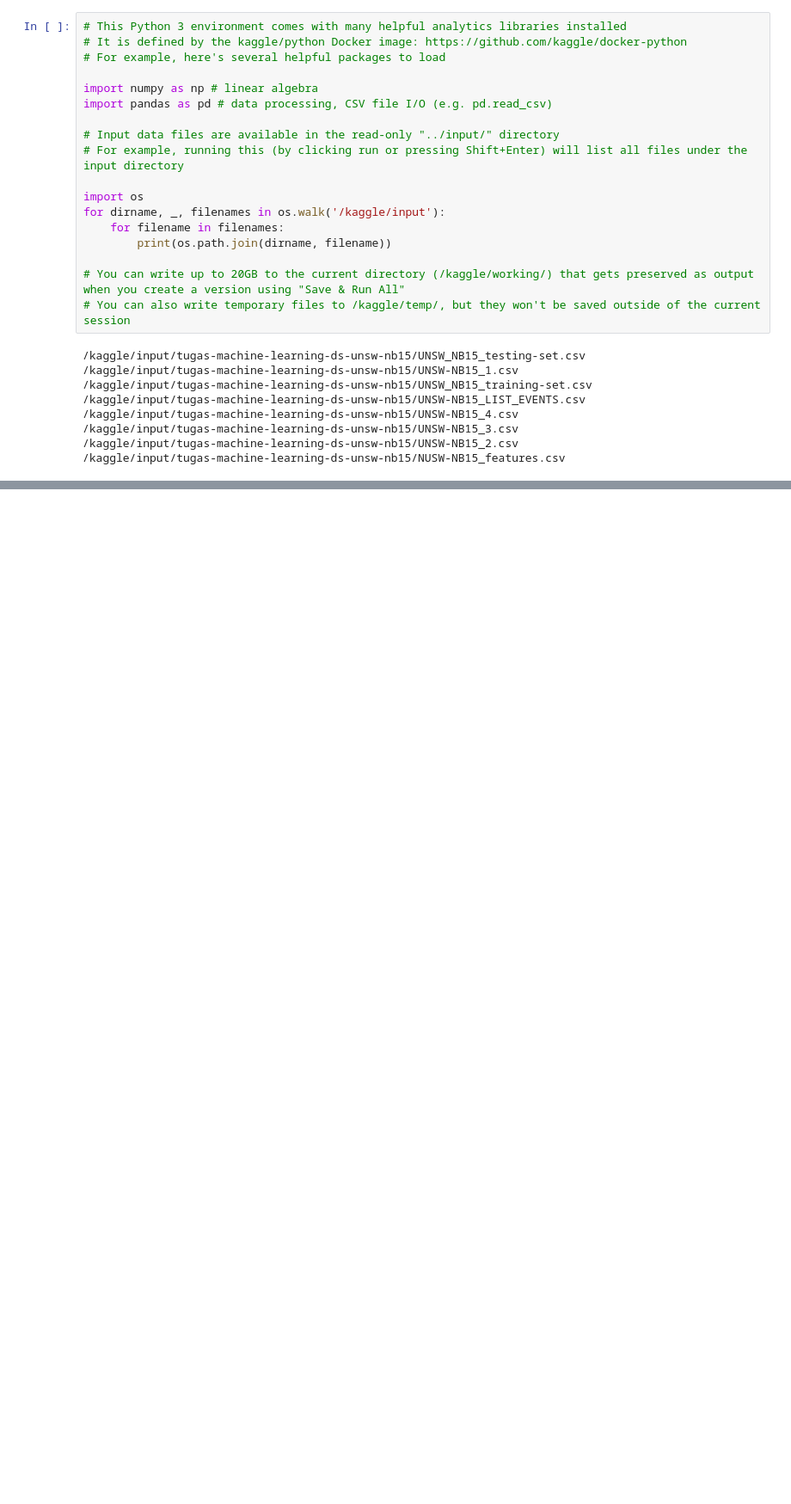
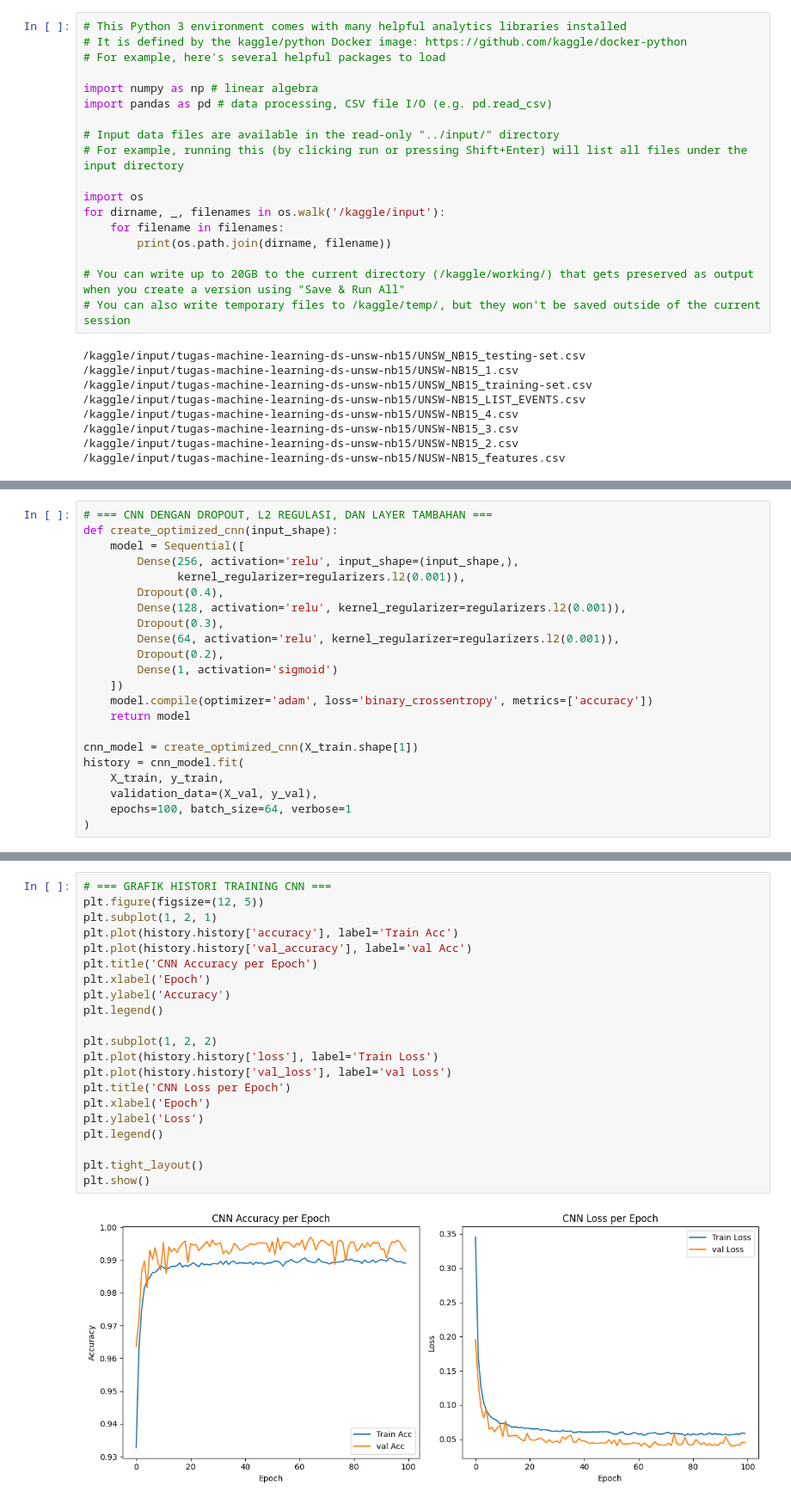
Before and after one commit to impeeza7/TUGAS_MACHINE_LEARNING8, a Jupyter notebook: tugas-machine-learning-ds-unsw-nb15-kelompok-8.ipynb, the cells around one changed output, grey strips where cells are left out. Shown at 86% size. Drawn from its saved outputs; the diff is of its cells as text; blank space fills up the shorter version.

```diff
--- a/tugas-machine-learning-ds-unsw-nb15-kelompok-8.ipynb
+++ b/tugas-machine-learning-ds-unsw-nb15-kelompok-8.ipynb
@@ -275,0 +110,22 @@ CNN - Test Accuracy: 38.9806%, Loss: 61.0194%
+# %%
+# === CNN DENGAN DROPOUT, L2 REGULASI, DAN LAYER TAMBAHAN ===
+def create_optimized_cnn(input_shape):
+    model = Sequential([
+        Dense(256, activation='relu', input_shape=(input_shape,),
+              kernel_regularizer=regularizers.l2(0.001)),
+        Dropout(0.4),
+        Dense(128, activation='relu', kernel_regularizer=regularizers.l2(0.001)),
+        Dropout(0.3),
+        Dense(64, activation='relu', kernel_regularizer=regularizers.l2(0.001)),
+        Dropout(0.2),
+        Dense(1, activation='sigmoid')
+    ])
+    model.compile(optimizer='adam', loss='binary_crossentropy', metrics=['accuracy'])
+    return model
+
+cnn_model = create_optimized_cnn(X_train.shape[1])
+history = cnn_model.fit(
+    X_train, y_train,
+    validation_data=(X_val, y_val),
+    epochs=100, batch_size=64, verbose=1
+)
@@ -275,0 +280,23 @@ CNN - Test Accuracy: 38.9806%, Loss: 61.0194%
+# %%
+# === GRAFIK HISTORI TRAINING CNN ===
+plt.figure(figsize=(12, 5))
+plt.subplot(1, 2, 1)
+plt.plot(history.history['accuracy'], label='Train Acc')
+plt.plot(history.history['val_accuracy'], label='val Acc')
+plt.title('CNN Accuracy per Epoch')
+plt.xlabel('Epoch')
+plt.ylabel('Accuracy')
+plt.legend()
+
+plt.subplot(1, 2, 2)
+plt.plot(history.history['loss'], label='Train Loss')
+plt.plot(history.history['val_loss'], label='val Loss')
+plt.title('CNN Loss per Epoch')
+plt.xlabel('Epoch')
+plt.ylabel('Loss')
+plt.legend()
+
+plt.tight_layout()
+plt.show()
+# %% [output]
+[figure, added]
```
Also changed, not shown: parts of 16 cells of this notebook.
